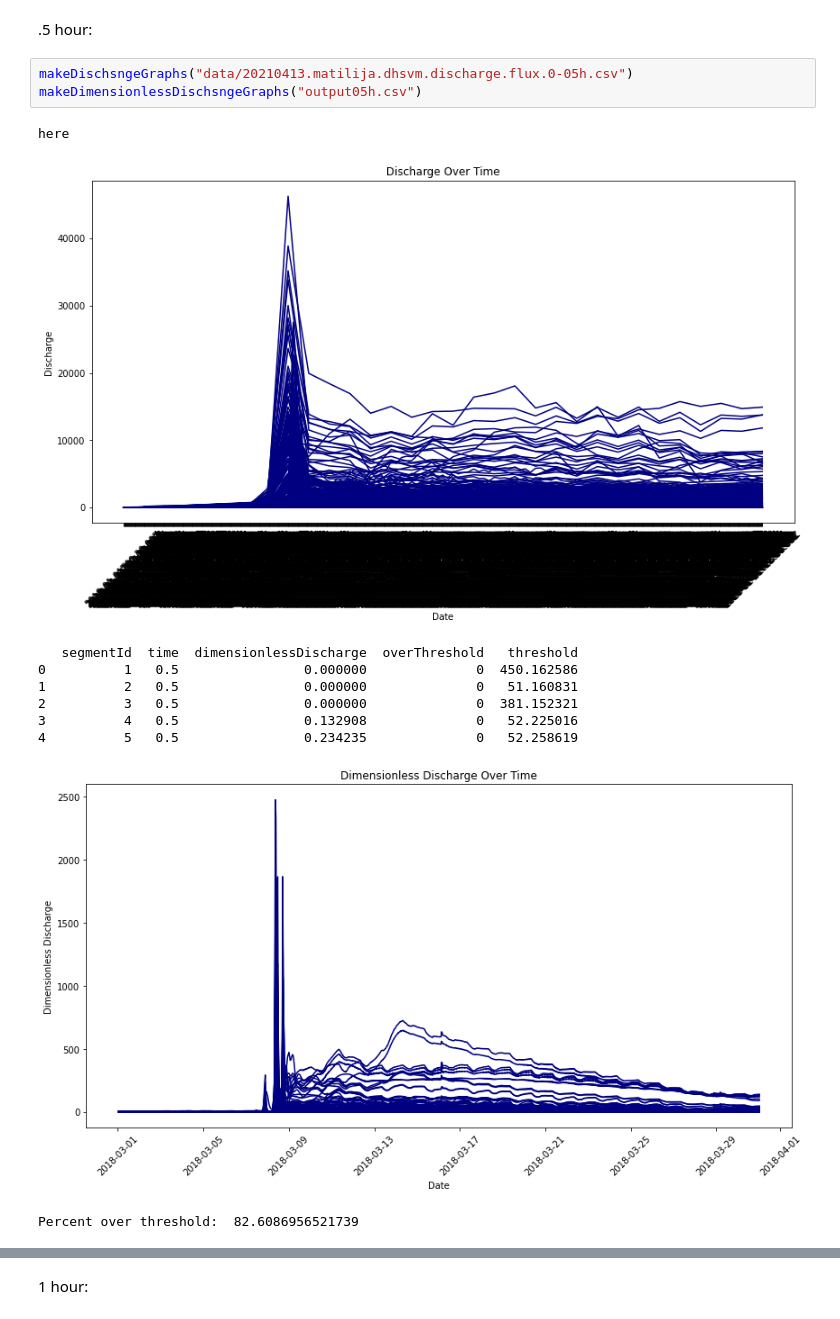
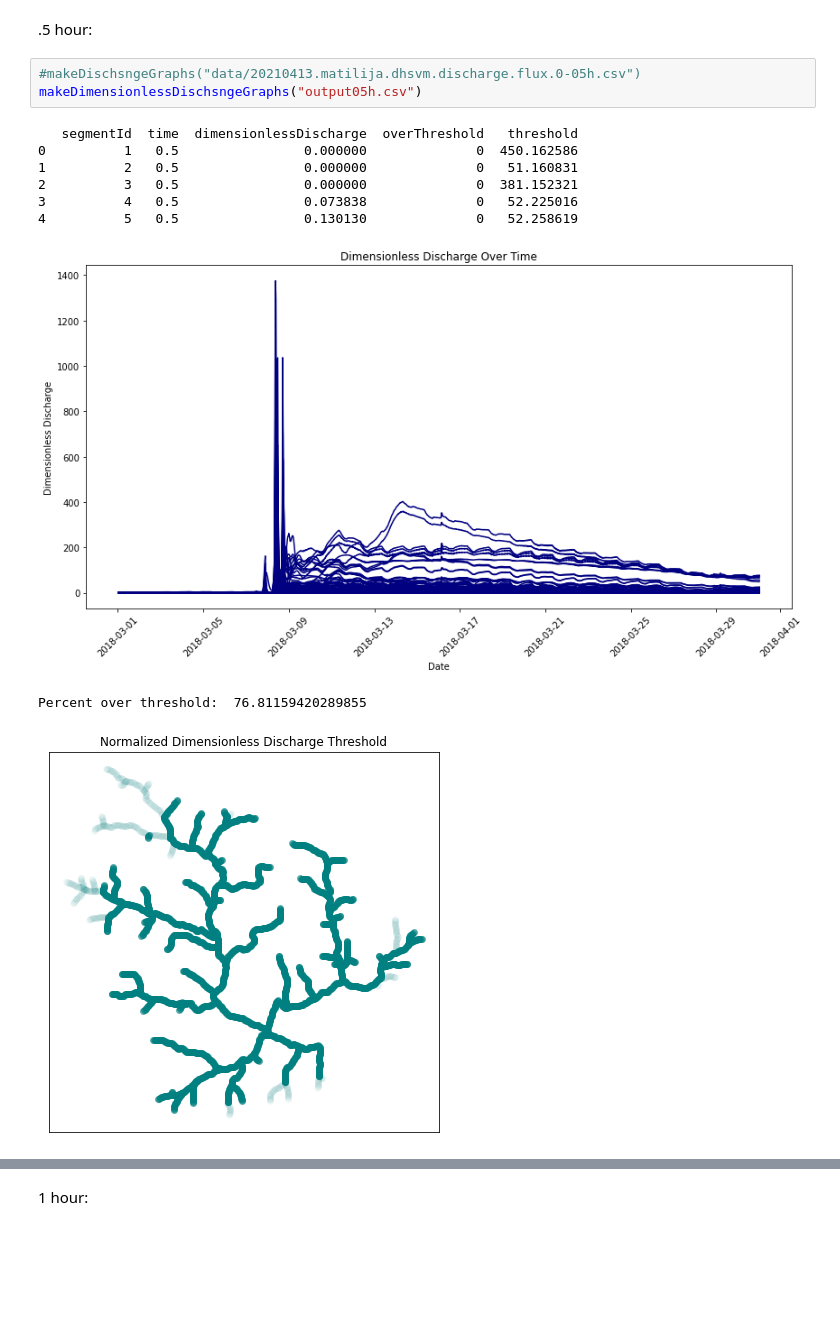
Before and after one commit to slundell123/DHSVM-for-CSDMS, a Jupyter notebook: dimensionlessDischargeModel/graphs.ipynb, the cells around one changed output, grey strips where cells are left out. Saved outputs shown, nothing was run; the diff lists cells and outputs as text; blank space fills up the shorter version.

```diff
--- a/dimensionlessDischargeModel/graphs.ipynb
+++ b/dimensionlessDischargeModel/graphs.ipynb
@@ -230,16 +230,15 @@ def makeDischsngeGraphs(fileName):
 # %% [markdown]
 .5 hour:
 # %%
-makeDischsngeGraphs("data/20210413.matilija.dhsvm.discharge.flux.0-05h.csv")
+#makeDischsngeGraphs("data/20210413.matilija.dhsvm.discharge.flux.0-05h.csv")
 makeDimensionlessDischsngeGraphs("output05h.csv")
 # %% [output]
-here
+   segmentId  time  dimensionlessDischarge  overThreshold   threshold
+0          1   0.5                0.000000              0  450.162586
+1          2   0.5                0.000000              0   51.160831
+2          3   0.5                0.000000              0  381.152321
+3          4   0.5                0.073838              0   52.225016
+4          5   0.5                0.130130              0   52.258619
-[figure, old version]
+[figure, new version]
-   segmentId  time  dimensionlessDischarge  overThreshold   threshold
-0          1   0.5                0.000000              0  450.162586
-1          2   0.5                0.000000              0   51.160831
-2          3   0.5                0.000000              0  381.152321
-3          4   0.5                0.132908              0   52.225016
-4          5   0.5                0.234235              0   52.258619
+Percent over threshold:  76.81159420289855
-[figure, old version]
+[figure, new version]
-Percent over threshold:  82.6086956521739
```
Also changed, not shown: parts of 5 cells of this notebook, 7 other files.
